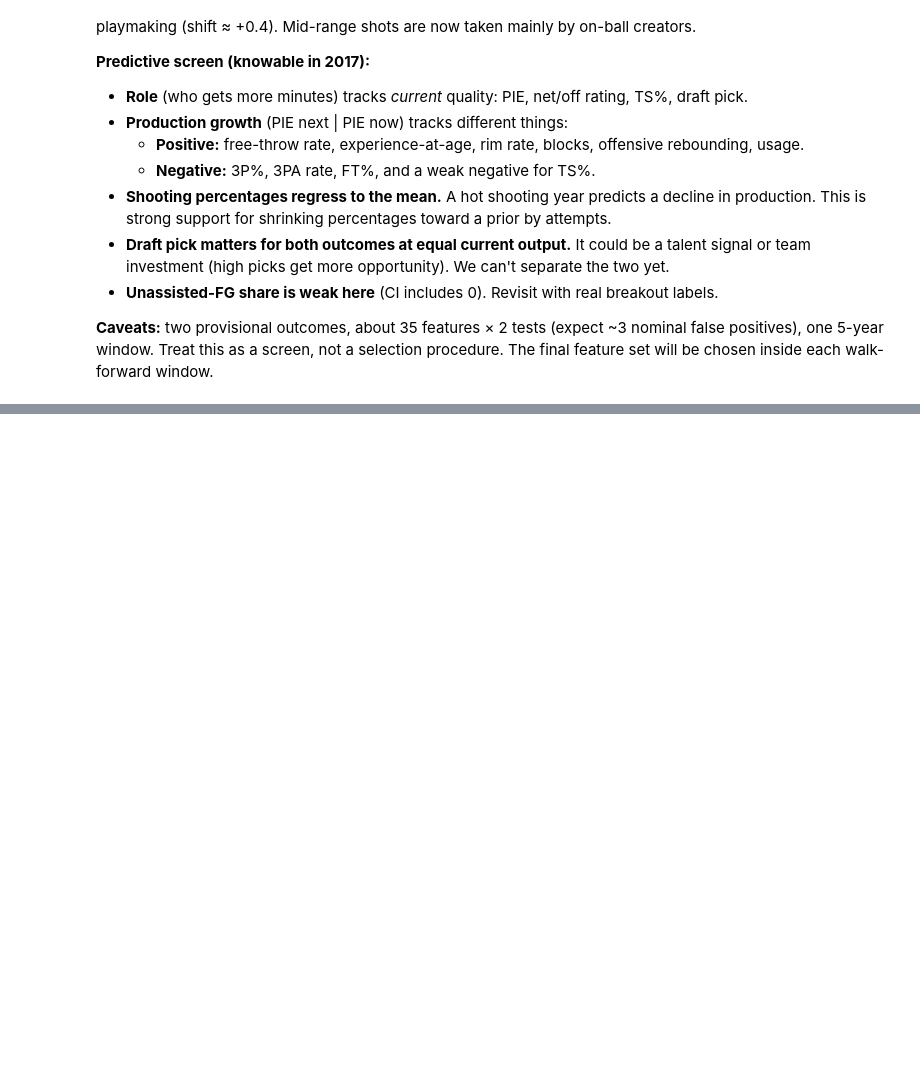
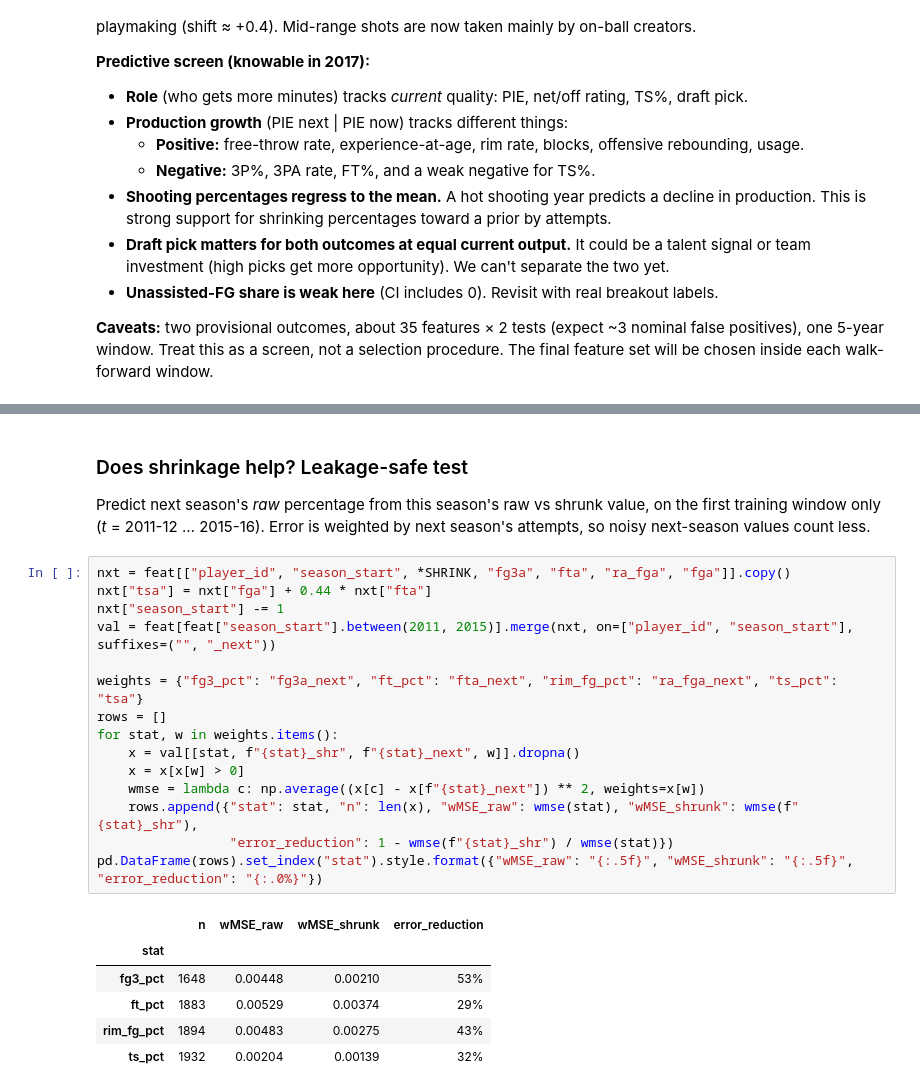
Before and after one commit to dan-j-e/unicorn-hunting, a Jupyter notebook: notebooks/02_player_seasons.ipynb, the cells around one changed output, grey strips where cells are left out. Saved outputs shown, nothing was run; the diff lists cells and outputs as text; blank space fills up the shorter version.

```diff
--- a/notebooks/02_player_seasons.ipynb
+++ b/notebooks/02_player_seasons.ipynb
@@ -543,0 +591,26 @@ dd[dd["role"].isin(["feature", "redundant"])].sort_values(["role", "column"]).re
+# %% [markdown]
+### Does shrinkage help? Leakage-safe test
+
+Predict next season's *raw* percentage from this season's raw vs shrunk value, on the first training window only (*t* = 2011-12 … 2015-16). Error is weighted by next season's attempts, so noisy next-season values count less.
+# %%
+nxt = feat[["player_id", "season_start", *SHRINK, "fg3a", "fta", "ra_fga", "fga"]].copy()
+nxt["tsa"] = nxt["fga"] + 0.44 * nxt["fta"]
+nxt["season_start"] -= 1
+val = feat[feat["season_start"].between(2011, 2015)].merge(nxt, on=["player_id", "season_start"], suffixes=("", "_next"))
+
+weights = {"fg3_pct": "fg3a_next", "ft_pct": "fta_next", "rim_fg_pct": "ra_fga_next", "ts_pct": "tsa"}
+rows = []
+for stat, w in weights.items():
+    x = val[[stat, f"{stat}_shr", f"{stat}_next", w]].dropna()
+    x = x[x[w] > 0]
+    wmse = lambda c: np.average((x[c] - x[f"{stat}_next"]) ** 2, weights=x[w])
+    rows.append({"stat": stat, "n": len(x), "wMSE_raw": wmse(stat), "wMSE_shrunk": wmse(f"{stat}_shr"),
+                 "error_reduction": 1 - wmse(f"{stat}_shr") / wmse(stat)})
+pd.DataFrame(rows).set_index("stat").style.format({"wMSE_raw": "{:.5f}", "wMSE_shrunk": "{:.5f}", "error_reduction": "{:.0%}"})
+# %% [output]
+|  | n | wMSE_raw | wMSE_shrunk | error_reduction |
+| stat |  |  |  |  |
+| fg3_pct | 1648 | 0.00448 | 0.00210 | 53% |
+| ft_pct | 1883 | 0.00529 | 0.00374 | 29% |
+| rim_fg_pct | 1894 | 0.00483 | 0.00275 | 43% |
+| ts_pct | 1932 | 0.00204 | 0.00139 | 32% |
```
Also changed, not shown: parts of 11 cells of this notebook, 6 other files.
